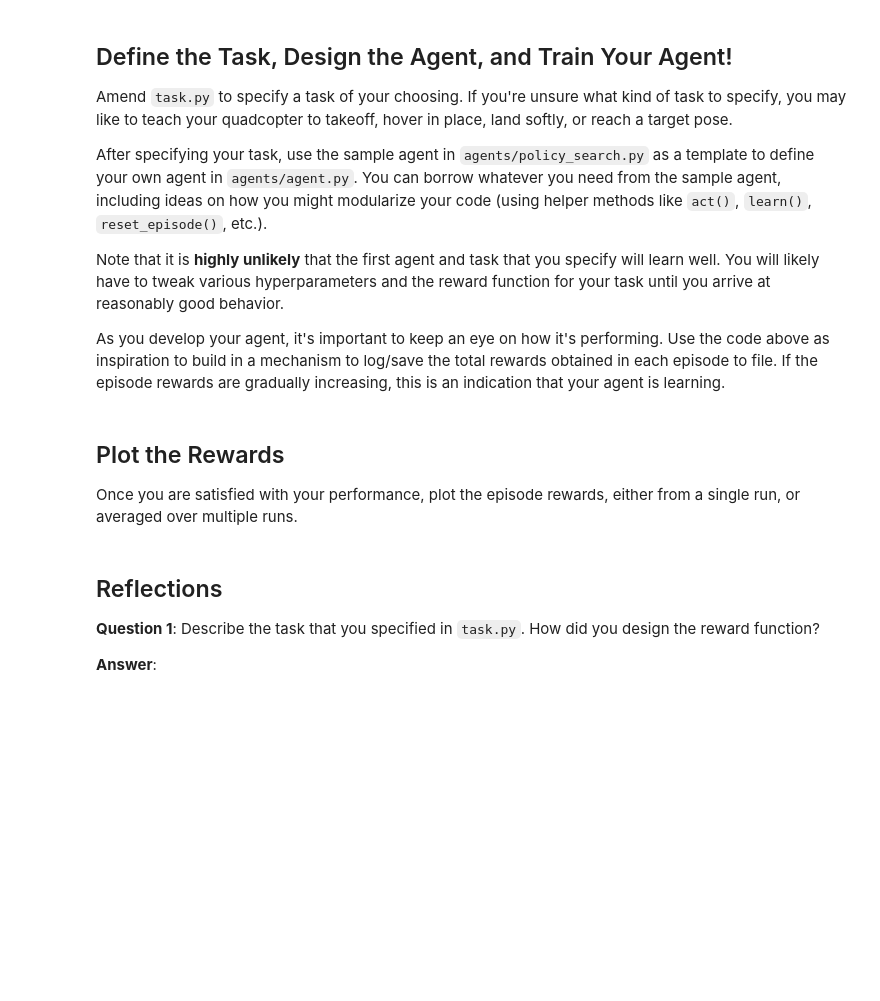
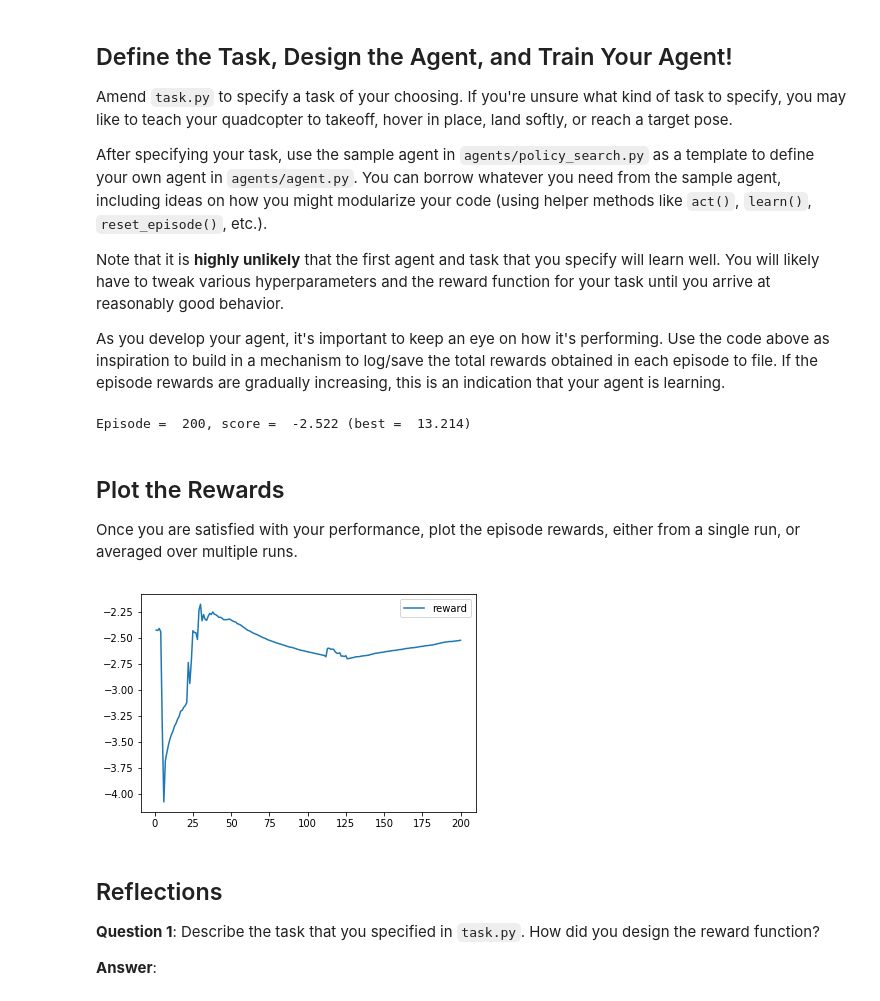
Before and after one commit to davamix/udacity-machine-learning-nanodegere, a Jupyter notebook: projects/RL-Quadcopter-2/Quadcopter_Project.ipynb, the cells around one changed output. Cells and saved outputs as stored; diff of their text form; code cells hidden in the pictures; blank space fills up the shorter version.

Commit message:
Implemented Actor-Critic method. Changed get_reward function

```diff
--- a/projects/RL-Quadcopter-2/Quadcopter_Project.ipynb
+++ b/projects/RL-Quadcopter-2/Quadcopter_Project.ipynb
@@ -216,3 +218,42 @@ As you develop your agent, it's important to keep an eye on how it's performing.
+# %%
+## TODO: Train your agent here.
+
+from agents.ddpg_agent import DDPG
+
+num_episodes = 200
+target_pos = np.array([0., 0., 100.]) # Takeoff
+task = Task(target_pos=target_pos)
+agent = DDPG(task)
+
+labels = ['episode', 'reward']
+results = {x : [] for x in labels}
+episode_rewards = []
+
+
+
+
+for i_episode in range(1, num_episodes+1):
+    state = agent.reset_episode() # start a new episode
+    while True:
+        action = agent.act(state)
+        next_state, reward, done = task.step(action)
+        agent.step(action, reward, next_state, done)
+        state = next_state
+        episode_rewards.append(reward)
+
+        if done:
+            #episode_rewards = [getattr(x, "reward") for x in agent.memory.memory]
+
+            mean = np.mean(episode_rewards)
+            print("\rEpisode = {:4d}, score = {:7.3f} (best = {:7.3f})".format(
+                i_episode, mean, np.max(episode_rewards)), end="")  # [debug]
+            results['episode'].append(i_episode)
+            results['reward'].append(mean)
+            break
+
+    sys.stdout.flush()
+# %% [output]
+Episode =  200, score =  -2.522 (best =  13.214)
 # %% [markdown]
 ## Plot the Rewards
 
@@ -222,3 +261,13 @@ Once you are satisfied with your performance, plot the episode rewards, either f
+# %%
+## TODO: Plot the rewards.
+import matplotlib.pyplot as plt
+%matplotlib inline
+
+plt.plot(results['episode'], results['reward'], label='reward')
+plt.legend()
+_ = plt.ylim()
+# %% [output]
+[figure, added]
 # %% [markdown]
 ## Reflections
 
```
Also changed, not shown: parts of 10 cells of this notebook, 9 other files.
